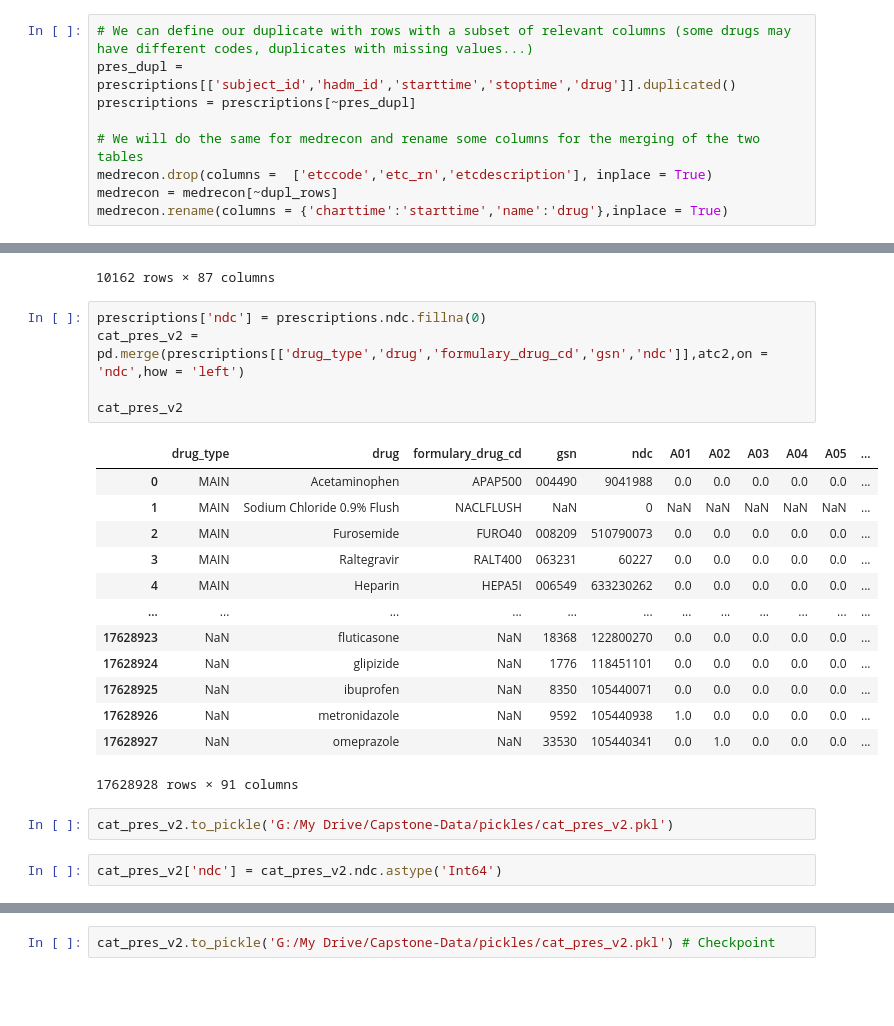
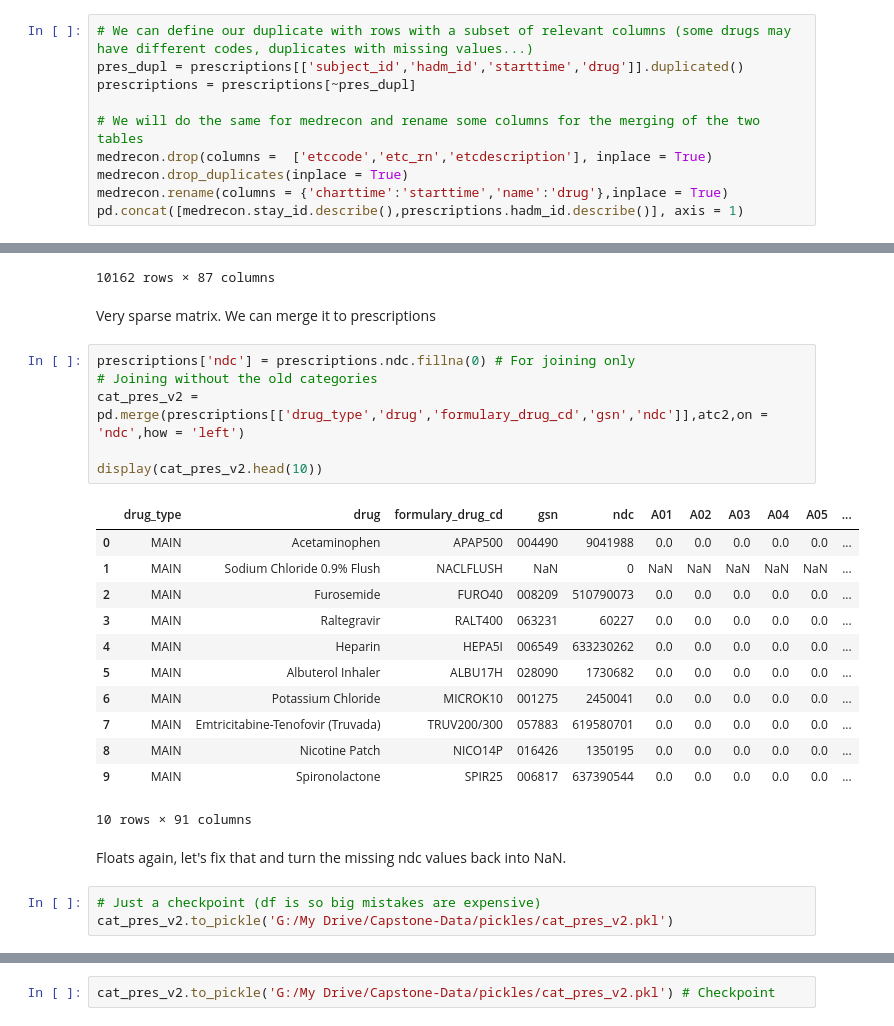
Before and after one commit to NacMed94/Capstone-project-Brainstation, a Jupyter notebook: Prescriptions table categorisation.ipynb, the cells around one changed output, grey strips where cells are left out. Drawn from its saved outputs; the diff is of its cells as text; blank space fills up the shorter version.

Commit message:
Prescription and merging (halfway) tidy-up and markdown

```diff
--- a/Prescriptions table categorisation.ipynb
+++ b/Prescriptions table categorisation.ipynb
@@ -90,10 +94,11 @@ prescriptions.drop(columns = ['prod_strength','form_rx','dose_val_rx','dose_unit
 Medications are duplicated to include the different etc codes for one drug, which could be an interesting feature. However, there are no etc codes for the prescriptions table, so we will use ATCs instead, which is a more well-known standard. More importantly, they have a very customisable granularity, as we can select the level. At level 0 we have only 14 features, which simplifies our model greatly. We will start with that and increase granularity if necessary.
 # %%
 # We can define our duplicate with rows with a subset of relevant columns (some drugs may have different codes, duplicates with missing values...)
-pres_dupl = prescriptions[['subject_id','hadm_id','starttime','stoptime','drug']].duplicated()
+pres_dupl = prescriptions[['subject_id','hadm_id','starttime','drug']].duplicated()
 prescriptions = prescriptions[~pres_dupl]
 
 # We will do the same for medrecon and rename some columns for the merging of the two tables
 medrecon.drop(columns =  ['etccode','etc_rn','etcdescription'], inplace = True)
-medrecon = medrecon[~dupl_rows]
+medrecon.drop_duplicates(inplace = True)
 medrecon.rename(columns = {'charttime':'starttime','name':'drug'},inplace = True)
+pd.concat([medrecon.stay_id.describe(),prescriptions.hadm_id.describe()], axis = 1)
@@ -766,27 +679,30 @@ display(atc2)
 | 10160 | 894110545 | 0 | 0 | 0 | 0 | 0 | 0 | 0 | 0 | 0 | ... | ... |
 | 10161 | 992070276 | 0 | 0 | 0 | 0 | 0 | 0 | 0 | 0 | 0 | ... | ... |
 10162 rows × 87 columns
+# %% [markdown]
+Very sparse matrix. We can merge it to prescriptions
 # %%
-prescriptions['ndc'] = prescriptions.ndc.fillna(0)
+prescriptions['ndc'] = prescriptions.ndc.fillna(0) # For joining only
+# Joining without the old categories
 cat_pres_v2 = pd.merge(prescriptions[['drug_type','drug','formulary_drug_cd','gsn','ndc']],atc2,on = 'ndc',how = 'left')
 
-cat_pres_v2
+display(cat_pres_v2.head(10))
 # %% [output]
 |  | drug_type | drug | formulary_drug_cd | gsn | ndc | A01 | A02 | A03 | A04 | A05 | ... |
 | 0 | MAIN | Acetaminophen | APAP500 | 004490 | 9041988 | 0.0 | 0.0 | 0.0 | 0.0 | 0.0 | ... |
 | 1 | MAIN | Sodium Chloride 0.9% Flush | NACLFLUSH | NaN | 0 | NaN | NaN | NaN | NaN | NaN | ... |
 | 2 | MAIN | Furosemide | FURO40 | 008209 | 510790073 | 0.0 | 0.0 | 0.0 | 0.0 | 0.0 | ... |
 | 3 | MAIN | Raltegravir | RALT400 | 063231 | 60227 | 0.0 | 0.0 | 0.0 | 0.0 | 0.0 | ... |
 | 4 | MAIN | Heparin | HEPA5I | 006549 | 633230262 | 0.0 | 0.0 | 0.0 | 0.0 | 0.0 | ... |
-| ... | ... | ... | ... | ... | ... | ... | ... | ... | ... | ... | ... |
-| 17628923 | NaN | fluticasone | NaN | 18368 | 122800270 | 0.0 | 0.0 | 0.0 | 0.0 | 0.0 | ... |
-| 17628924 | NaN | glipizide | NaN | 1776 | 118451101 | 0.0 | 0.0 | 0.0 | 0.0 | 0.0 | ... |
-| 17628925 | NaN | ibuprofen | NaN | 8350 | 105440071 | 0.0 | 0.0 | 0.0 | 0.0 | 0.0 | ... |
-| 17628926 | NaN | metronidazole | NaN | 9592 | 105440938 | 1.0 | 0.0 | 0.0 | 0.0 | 0.0 | ... |
-| 17628927 | NaN | omeprazole | NaN | 33530 | 105440341 | 0.0 | 1.0 | 0.0 | 0.0 | 0.0 | ... |
+| 5 | MAIN | Albuterol Inhaler | ALBU17H | 028090 | 1730682 | 0.0 | 0.0 | 0.0 | 0.0 | 0.0 | ... |
+| 6 | MAIN | Potassium Chloride | MICROK10 | 001275 | 2450041 | 0.0 | 0.0 | 0.0 | 0.0 | 0.0 | ... |
+| 7 | MAIN | Emtricitabine-Tenofovir (Truvada) | TRUV200/300 | 057883 | 619580701 | 0.0 | 0.0 | 0.0 | 0.0 | 0.0 | ... |
+| 8 | MAIN | Nicotine Patch | NICO14P | 016426 | 1350195 | 0.0 | 0.0 | 0.0 | 0.0 | 0.0 | ... |
+| 9 | MAIN | Spironolactone | SPIR25 | 006817 | 637390544 | 0.0 | 0.0 | 0.0 | 0.0 | 0.0 | ... |
-17628928 rows × 91 columns
+10 rows × 91 columns
+# %% [markdown]
+Floats again, let's fix that and turn the missing ndc values back into NaN.
 # %%
+# Just a checkpoint (df is so big mistakes are expensive)
 cat_pres_v2.to_pickle('G:/My Drive/Capstone-Data/pickles/cat_pres_v2.pkl')
-# %%
-cat_pres_v2['ndc'] = cat_pres_v2.ndc.astype('Int64')
 # %%
```
Also changed, not shown: parts of 56 cells of this notebook.
